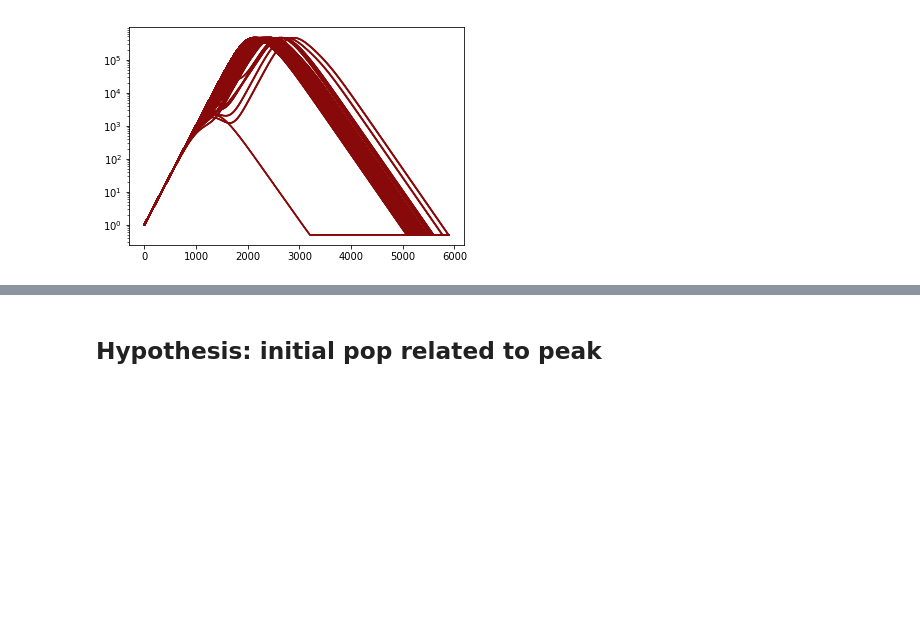
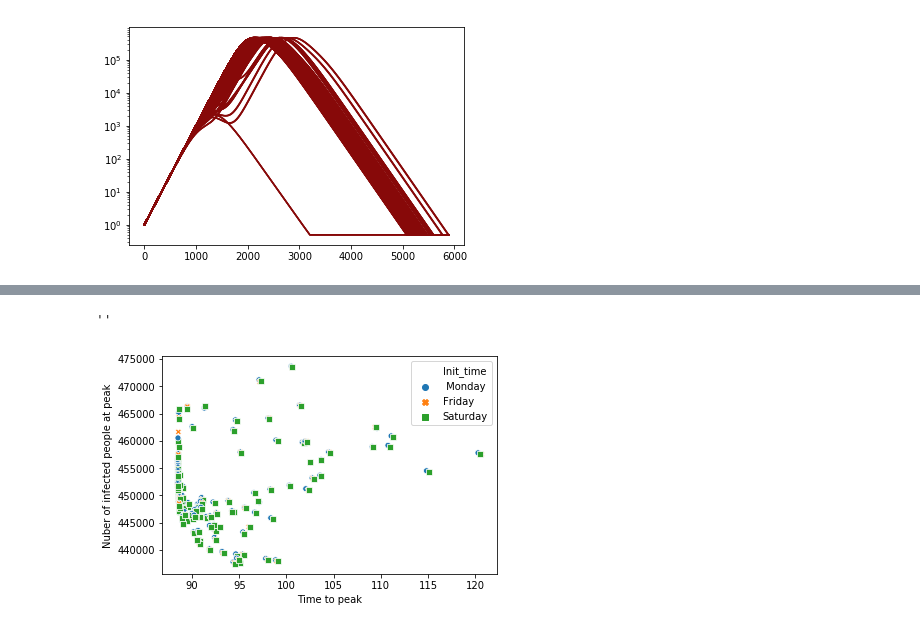
Before and after one commit to joshuablake/Temporal-metapop-epidemic-London-, a Jupyter notebook: src/Results analysis.ipynb, the cells around one changed output, grey strips where cells are left out. Saved outputs shown, nothing was run; the diff lists cells and outputs as text; code cells hidden in the pictures; blank space fills up the shorter version.

```diff
--- a/src/Results analysis.ipynb
+++ b/src/Results analysis.ipynb
@@ -166,2 +69,0 @@ station_names
-# %% [markdown]
-## Hypothesis: initial pop related to peak
@@ -180,0 +70,11 @@ all_peaks[all_peaks['Value'] < 3e5].plot.scatter('Station_pop', 'Value')
+# %%
+df = peaks[peaks['Total'] >= 1e5].reset_index('Init_time').replace(
+    {'Init_time': {3: ' Monday', 24*4+3: 'Friday', 24*5+3: 'Saturday'}}
+)
+ax = sns.scatterplot(x='Time', y='Value', style='Init_time', hue='Init_time', data=df)
+ax.set_xlabel('Time to peak')
+ax.set_ylabel('Nuber of infected people at peak')
+;
+# %% [output]
+''
+[figure, added]
```
Also changed, not shown: parts of 30 cells of this notebook, 4 other files.
